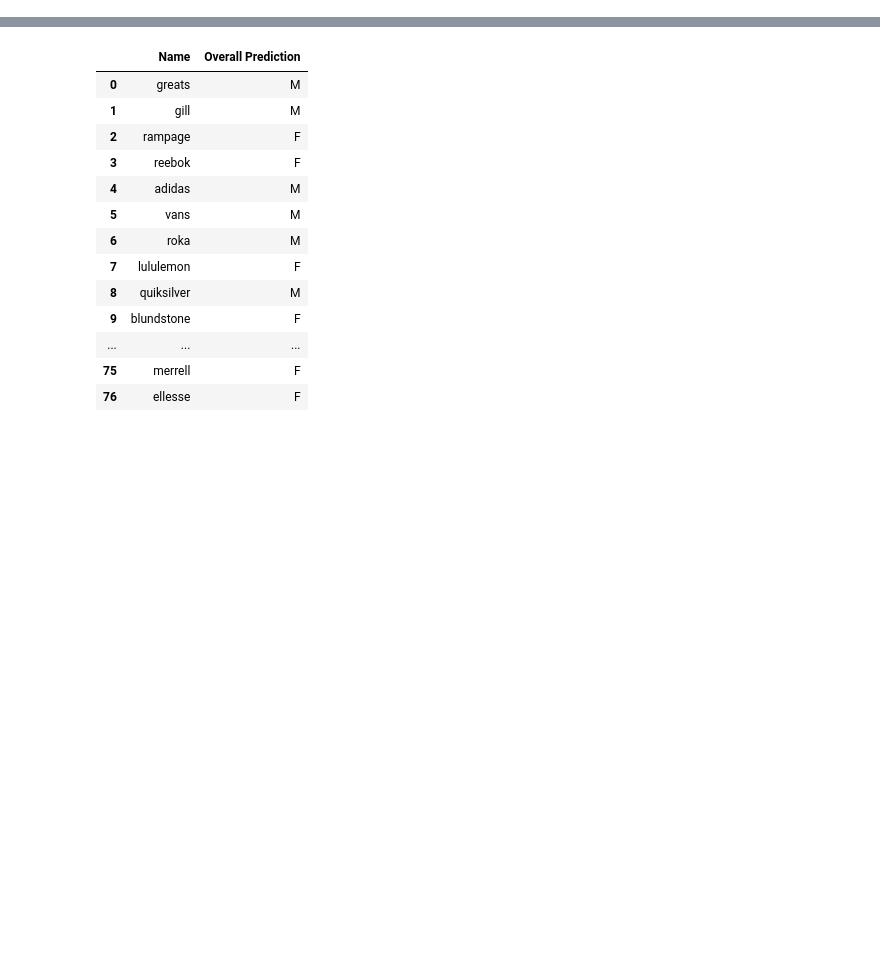
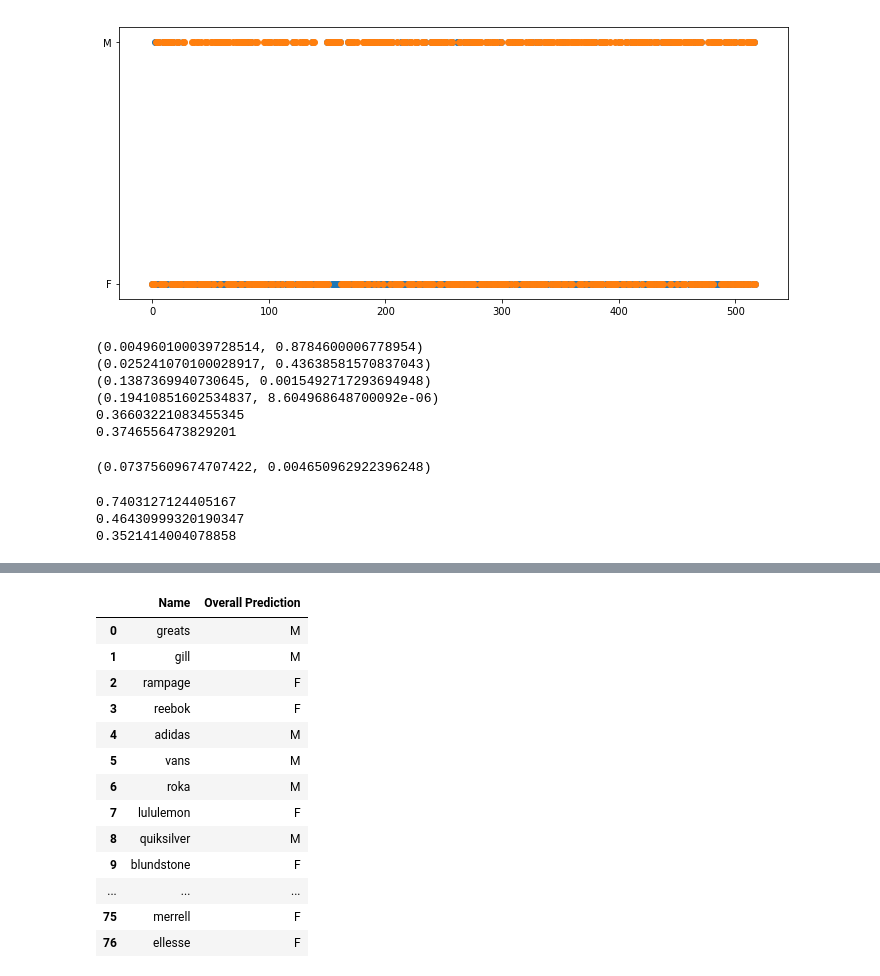
Before and after one commit to jaikaggarwal/BrandGenderPrediction, a Jupyter notebook: Code/Website vs Models.ipynb, the cells around one changed output, grey strips where cells are left out. Saved outputs shown, nothing was run; the diff lists cells and outputs as text; code cells hidden in the pictures; blank space fills up the shorter version.

```diff
--- a/Code/Website vs Models.ipynb
+++ b/Code/Website vs Models.ipynb
@@ -7,0 +154,36 @@ from sklearn.metrics import matthews_corrcoef
+# %%
+plt.scatter(np.arange(0, female_sound_symbolism.shape[0]), female_sound_symbolism['gender'])
+plt.scatter(np.arange(0, female_sound_symbolism.shape[0]), female_sound_symbolism['residual_gender'])
+plt.rcParams["figure.figsize"] = [18, 5]
+# %% [output]
+[figure, added]
+# %%
+female_sound_symbolism = sort_resid_we_df[(sort_resid_we_df['ss_gender'] == 'M')]
+print(pearsonr(female_sound_symbolism['residual_alignment'].tolist(), female_sound_symbolism['ss_alignment'].tolist()))
+print(pearsonr(female_sound_symbolism['alignment'].tolist(), female_sound_symbolism['ss_alignment'].tolist()))
+
+female_sound_symbolism = sort_resid_we_df[(sort_resid_we_df['ss_gender'] == 'F')]
+print(pearsonr(female_sound_symbolism['residual_alignment'].tolist(), female_sound_symbolism['ss_alignment'].tolist()))
+print(pearsonr(female_sound_symbolism['alignment'].tolist(), female_sound_symbolism['ss_alignment'].tolist()))
+print(female_sound_symbolism[female_sound_symbolism['residual_gender'] == 'F'].shape[0]/sort_resid_we_df[(sort_resid_we_df['residual_gender'] == 'F')].shape[0])
+print(female_sound_symbolism[female_sound_symbolism['gender'] == 'F'].shape[0]/sort_resid_we_df[(sort_resid_we_df['gender'] == 'F')].shape[0])
+
+# print(pearsonr(female_sound_symbolism['residual_alignment'].tolist(), female_sound_symbolism['ss_alignment'].tolist()))
+# female_sound_symbolism = sort_resid_we_df[(sort_resid_we_df['gender'] == 'M') & (sort_resid_we_df['ss_gender'] == 'M')]
+# print(pearsonr(female_sound_symbolism['alignment'].tolist(), female_sound_symbolism['ss_alignment'].tolist()))
+# female_sound_symbolism = sort_resid_we_df[(sort_resid_we_df['gender'] == 'F') & (sort_resid_we_df['ss_gender'] == 'F')]
+# print(pearsonr(female_sound_symbolism['alignment'].tolist(), female_sound_symbolism['ss_alignment'].tolist()))
+# print(pearsonr(sort_resid_we_df['residual_alignment'].tolist(), sort_resid_we_df['ss_alignment'].tolist()))
+# print(pearsonr(sort_resid_we_df['alignment'].tolist(), sort_resid_we_df['ss_alignment'].tolist()))
+# %% [output]
+(0.004960100039728514, 0.8784600006778954)
+(0.025241070100028917, 0.43638581570837043)
+(0.1387369940730645, 0.0015492717293694948)
+(0.19410851602534837, 8.604968648700092e-06)
+0.36603221083455345
+0.3746556473829201
+# %%
+pearsonr(female_sound_symbolism['ss_alignment'], female_sound_symbolism['alignment'])
+pearsonr(female_sound_symbolism['ss_alignment'], female_sound_symbolism['residual_alignment'])
+# %% [output]
+(0.07375609674707422, 0.004650962922396248)
@@ -7,0 +197,9 @@ from sklearn.metrics import matthews_corrcoef
+# %%
+sound_symbolism_alignments = np.array(sound_symbolism_alignments)
+print(len(sort_resid_we_df['alignment'][sort_resid_we_df['alignment']>0])/len(sort_resid_we_df['alignment']))
+print(len(sort_resid_we_df['residual_alignment'][sort_resid_we_df['residual_alignment']>0])/len(sort_resid_we_df['residual_alignment']))
+print(len(sound_symbolism_alignments[sound_symbolism_alignments>0.5])/len(sound_symbolism_alignments))
+# %% [output]
+0.7403127124405167
+0.46430999320190347
+0.3521414004078858
```
Also changed, not shown: parts of 38 cells of this notebook, 9 other files.
